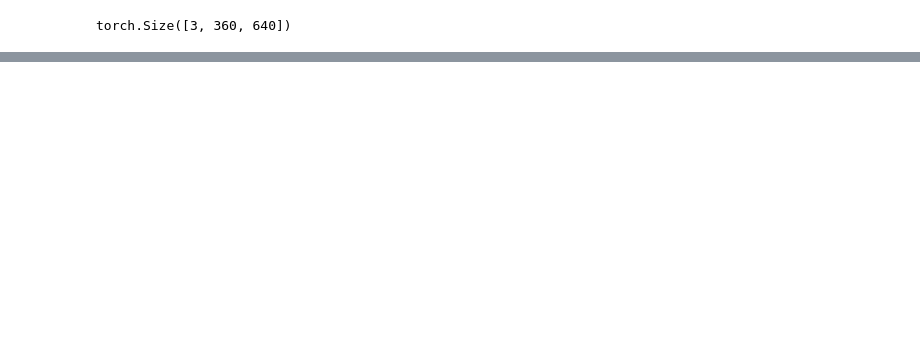
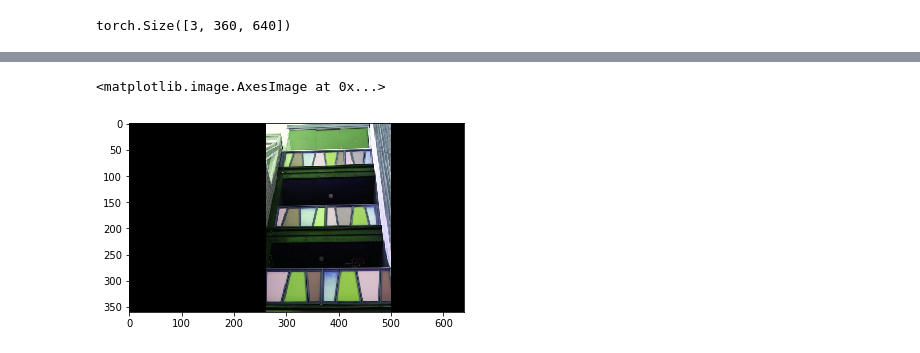
Before and after one commit to IreneSZ/yolo_in_the_dark, a Jupyter notebook: data.ipynb, the cells around one changed output, grey strips where cells are left out. Drawn from its saved outputs; the diff is of its cells as text; code cells hidden in the pictures; blank space fills up the shorter version.

```diff
--- a/data.ipynb
+++ b/data.ipynb
@@ -124,0 +217,11 @@ result = Image('./data/img.txt')
+# %%
+############################### /255 for normalization for now################
+img = img / 255
+#############################################################################
+# img2 = img.reshape(360, 640, 3)
+
+plt.imshow(img)
+#return img
+# %% [output]
+<matplotlib.image.AxesImage at 0x...>
+[figure, added]
```
Also changed, not shown: parts of 23 cells of this notebook, 2 other files.
